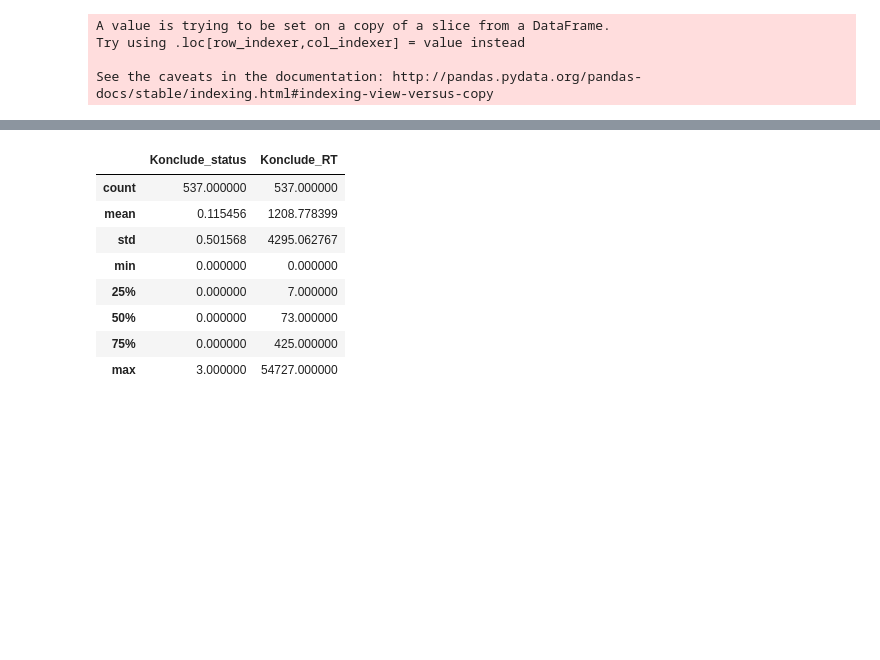
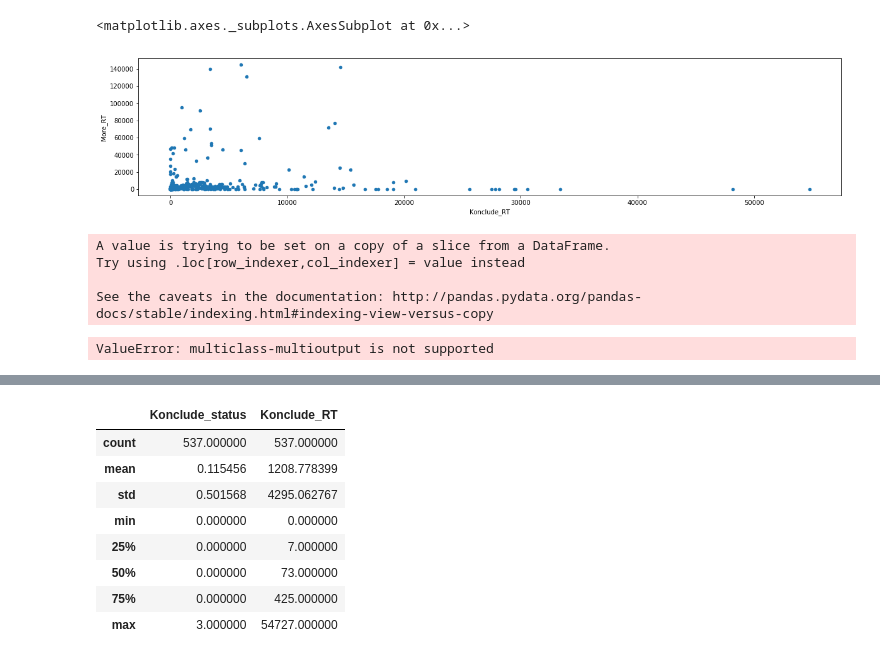
Before and after one commit to hemantnyadav/Predicting-Reasoner-for-Ontology-MultiTarget-and-MultiVariate-classification-, a Jupyter notebook: multi.ipynb, the cells around one changed output, grey strips where cells are left out. Cells and saved outputs as stored; diff of their text form; code cells hidden in the pictures; blank space fills up the shorter version.

```diff
--- a/multi.ipynb
+++ b/multi.ipynb
@@ -25,3 +61,9 @@ target.tail()
+# %%
+f = df_lbl_enc(target)
+f.plot(kind='scatter', figsize=(20,4), x = 'Konclude_RT', y='More_RT')
+# %% [output]
+<matplotlib.axes._subplots.AxesSubplot at 0x...>
+[figure, added]
 # %%
 from sklearn import preprocessing
 
@@ -33,10 +75,22 @@ def df_lbl_enc(df):
             #print(c)
     return df
 
+from sklearn.model_selection import train_test_split
+train_features, test_features, train_target, test_target = train_test_split(features, target, test_size=0.20, random_state=42)
+'''
 train_features = features.loc[features['Set'] == "Train"]
 test_features = features.loc[features['Set'] == "Test"]
 train_target  = target.loc[target['Set'] == "Train"]
 test_target   = target.loc[target['Set'] == "Test"]
+'''
+features_cols = [c for c in features if c not in ['Set','Profile']]
+'''
+features_cols = ['expressivity', 'class_count', 'Axioms_count', 'HC_Avg_Sibling', 'Tbox_size', 'AxiomsLogical_count',
+ 'TransitiveObjectProperty', 'SubClassOf', 'OntoCCDensity', 'PCD', 'HC_MAX_DEPTH', 'obj_property_count',
+ 'Rbox_size', 'C_Tangledness', 'HasSelf', 'AvgNesting', 'HC_Cohesion', 'Tbox_ratio', 'Rbox_ratio', 'indiv_count',
+ 'ClassAssertion', 'EquivalentClasses', 'SymmetricObjectProperty']
+
+
 
 features_cols = ['ExactCardinality', 'Cyclic Cls', 'HC_Avg_Sibling', 'HP_Avg_Sibling', 'obj_property_count',
                  'HC_Max_Sibling', 'DisjointClasses', 'class_count', 'NPCD', 'Abox_size', 'HP_Cohesion', 'GCI',
@@ -44,19 +98,75 @@ features_cols = ['ExactCardinality', 'Cyclic Cls', 'HC_Avg_Sibling', 'HP_Avg_Sib
                  'P_Tangledness', 'Axioms_count', 'SubClassOf', 'PCD', 'TransitivePropRatio', 'Tbox_size', 'indiv_count',
                  'Existentiel', 'Tbox_ratio', 'AvgNesting', 'expressivity', 'IndivDiffRatio', 'OntoCCDensity',
                  'C_MaxTangledness', 'Rbox_ratio', 'SubObjectPropertyOf', 'Intersection', 'GCI_Ratio']
-#[c for c in features if c not in ['Set','Profile']]
+'''
 
 target_cols = [c for c in target if c not in ['Set','Profile']]
 
 train_features = df_lbl_enc(train_features[features_cols])
 test_features  = df_lbl_enc(test_features[features_cols])
-train_target   = df_lbl_enc(train_target[target_cols][['Konclude_status','Konclude_RT']])
-test_target    = df_lbl_enc(test_target[target_cols][['Konclude_status','Konclude_RT']])
+train_target   = df_lbl_enc(train_target[target_cols])[['Konclude_RT','More_RT', 'Hermit_RT', 'Fact++_RT', 'TrOWL_RT', 'JFact_RT']]
+
+test_target    = df_lbl_enc(test_target[target_cols])[['Konclude_RT','More_RT', 'Hermit_RT', 'Fact++_RT', 'TrOWL_RT', 'JFact_RT']]
+
+#clf1 = RandomForestRegressor(100).fit(train_features, train_target)
+#print("Score Random forest All Features all Target", clf1.score(test_features,test_target))
+#print("R2 Score Random forest All Features all Target", r2_score(test_target,clf1.predict(test_features)))
 
 
+col = train_target.columns
+rfc = DataFrame(columns=['Target', 'score'])
+mrfc = DataFrame(columns=['Target', 'score'])
+
+clf1 = forest.fit(train_features, train_target)
+rfc.loc[0,"Target"] = "All Target"
+rfc.loc[0,"score"] = clf1.score(test_features,test_target) #r2_score(test_target_c,clf1.predict(test_features))
+pred1 = clf1.predict(test_features)
+clf2 = MultiOutputRegressor(forest, n_jobs=-1).fit(train_features, train_target)
+mrfc.loc[0,"Target"] = "All Target"
+mrfc.loc[0,"score"] = clf2.score(test_features,test_target) #r2_score(test_target_c,clf2.predict(test_features))
+pred1 = clf2.predict(test_features)
+
+from sklearn.neighbors import KNeighborsClassifier
+neigh = KNeighborsClassifier(n_neighbors=3)
+clf3 = neigh.fit(train_features, train_target)
+knnpred = clf3.predict(test_features)
+print("KNN",clf3.score(test_features,test_target))
+
+'''
+for i in range(0,6):
+    print(col[i],col[i+6])
+    col1 = col[i]
+    col2 = col[i+6]
+    i=i+1
+    train_target_c   = df_lbl_enc(train_target[target_cols])[[col2]]
+    test_target_c    = df_lbl_enc(test_target[target_cols])[[col2]]
+    forest = RandomForestRegressor(n_estimators=70, random_state=42)
+
+    clf1 = forest.fit(train_features, train_target_c)
+    rfc.loc[i,"Target"] = col1.split('_')[0]
+    rfc.loc[i,"score"] = r2_score(test_target_c,clf1.predict(test_features))
+
+    #print("RandomForest: ",clf1.score(test_features,test_target_c),r2_score(test_target_c,clf1.predict(test_features)))
+    #rfc.append({'Target':col1.split('_')[0], 'r2score':r2_score(test_target_c,clf1.predict(test_features))}, ignore_index=True)
+
+    clf2 = MultiOutputRegressor(forest, n_jobs=-1).fit(train_features, train_target_c)
+    #mrfc.append({'Target':col1.split('_')[0], 'r2score':r2_score(test_target_c,clf2.predict(test_features))}, ignore_index=True)
+    mrfc.loc[i,"Target"] = col1.split('_')[0]
+    mrfc.loc[i,"score"] = r2_score(test_target_c,clf2.predict(test_features))
+    #print("Multiple Forest Regression:",clf2.score(test_features,test_target_c), r2_score(test_target_c,clf2.predict(test_features)))
+    print("--------------------------------------")
+
+#Konclude_RT	More_RT	Hermit_RT	Fact++_RT	TrOWL_RT	JFact_RT
+'''
 #test_cols = [c for c in test_features if c not in ['Set','Profile']]
+final = DataFrame(columns=['Target','RF'])
+final['Target'] = rfc['Target']
+final['RF'] = rfc['score']
+final['MRF'] = mrfc['score']
+print(final)
 # %% [output]
 A value is trying to be set on a copy of a slice from a DataFrame.
 Try using .loc[row_indexer,col_indexer] = value instead
 
 See the caveats in the documentation: http://pandas.pydata.org/pandas-docs/stable/indexing.html#indexing-view-versus-copy
+ValueError: multiclass-multioutput is not supported
```
Also changed, not shown: parts of 17 cells of this notebook, 1 other file.
